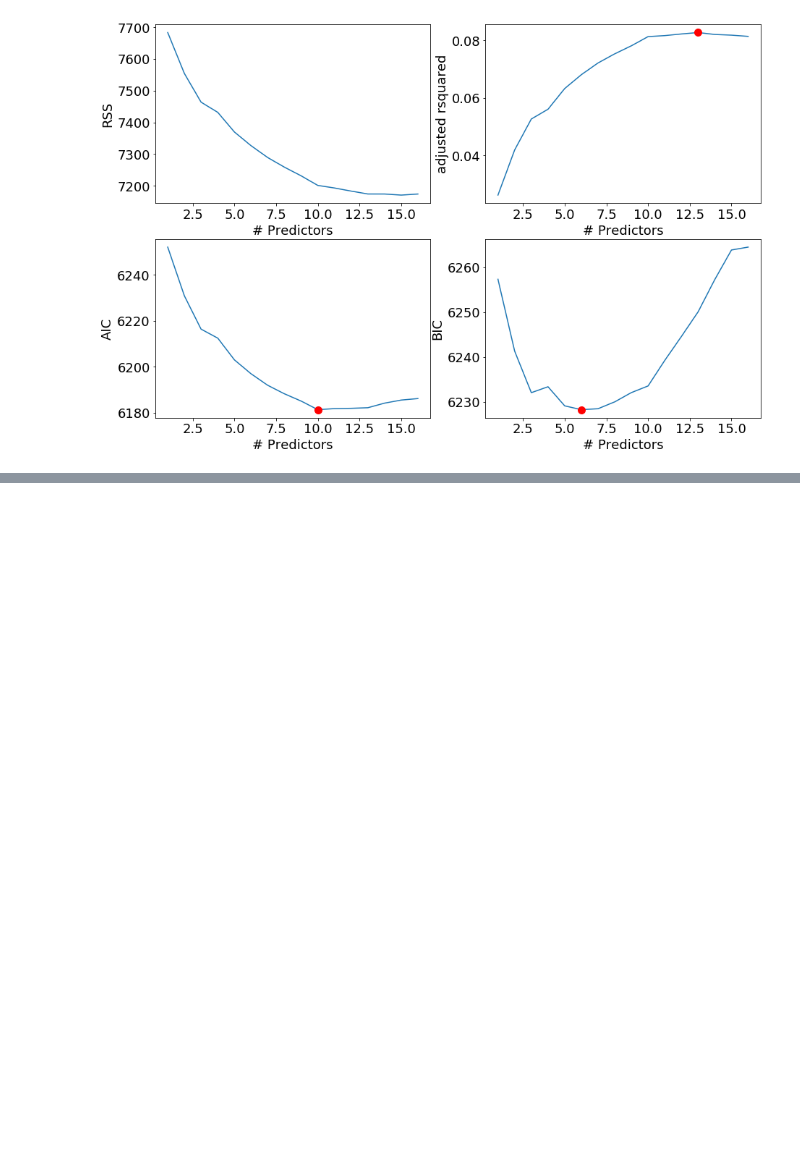
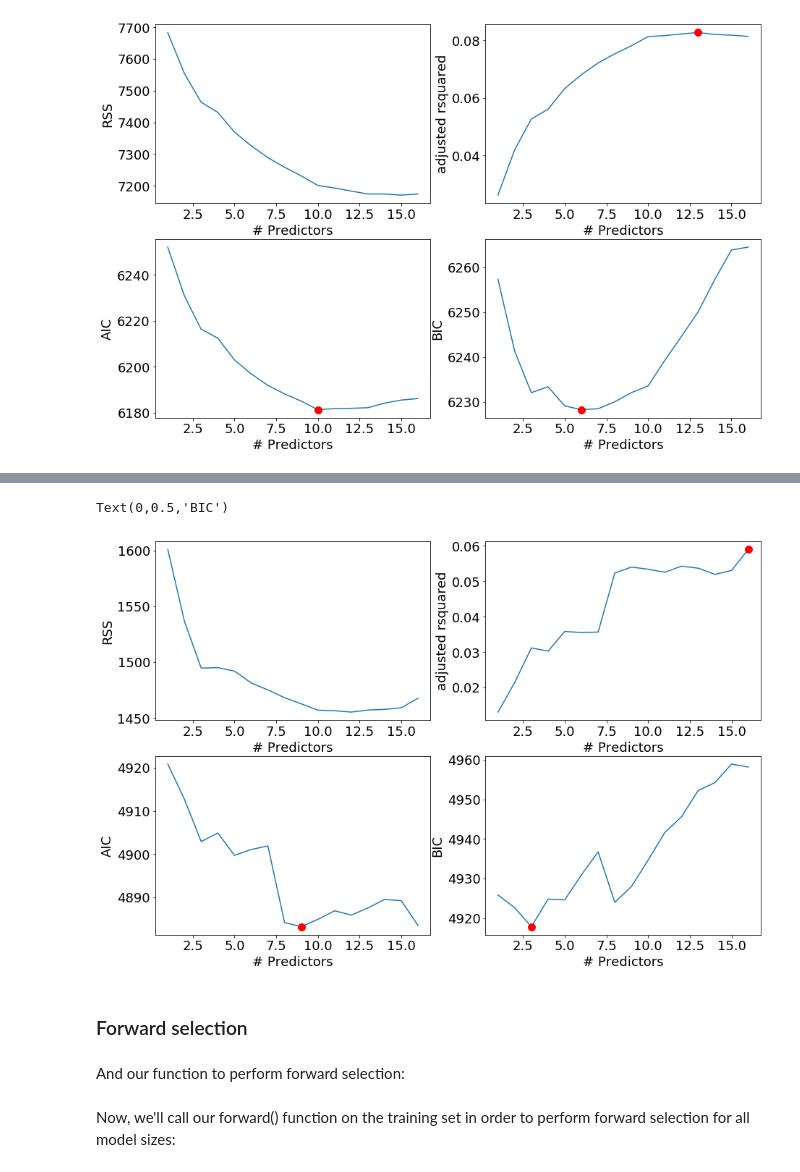
Before and after one commit to RobBinS83/Incubator_challenge, a Jupyter notebook: Incubator_challenge_section_1.ipynb, the cells around one changed output, grey strips where cells are left out. Drawn from its saved outputs; the diff is of its cells as text; code cells hidden in the pictures; blank space fills up the shorter version.

```diff
--- a/Incubator_challenge_section_1.ipynb
+++ b/Incubator_challenge_section_1.ipynb
@@ -462,0 +654,4 @@ Text(0,0.5,'BIC')
+# %%
+np.random.seed(seed=12)
+train = np.random.choice([True, False], size = len(y), replace = True, p = [0.8,0.2])
+val = np.invert(train)
@@ -462,0 +660,7 @@ Text(0,0.5,'BIC')
+# %%
+def processSubset(feature_set, X_train, y_train, X_val, y_val):
+    # Fit model on feature_set and calculate RSS
+    model = sm.OLS(y_train,X_train[list(feature_set)])
+    regr = model.fit()
+    RSS = ((regr.predict(X_val[list(feature_set)]) - y_val) ** 2).sum()
+    return {"model":regr, "RSS":RSS}
@@ -462,0 +690,9 @@ Text(0,0.5,'BIC')
+# %%
+models_best = pd.DataFrame(columns=["RSS", "model"])
+
+tic = time.time()
+for i in range(1,17):
+    models_best.loc[i] = getBest(i, X[train], y[train], X[val], y[val])
+
+toc = time.time()
+print("Total elapsed time: {0:.5f} seconds".format(toc-tic))
@@ -462,0 +717,45 @@ Text(0,0.5,'BIC')
+# %%
+plt.figure(figsize=(15,10))
+plt.rcParams.update({'font.size': 18, 'lines.markersize': 10})
+
+# Set up a 2x2 grid so we can look at 4 plots at once
+plt.subplot(2, 2, 1)
+
+plt.plot(models_best["RSS"])
+plt.xlabel('# Predictors')
+plt.ylabel('RSS')
+
+# We will now plot a red dot to indicate the model with the largest adjusted R^2 statistic.
+# The argmax() function can be used to identify the location of the maximum point of a vector
+
+rsquared_adj = models_best.apply(lambda row: row[1].rsquared_adj, axis=1)
+
+plt.subplot(2, 2, 2)
+plt.plot(rsquared_adj)
+plt.plot(rsquared_adj.idxmax(), rsquared_adj.max(), "or")
+plt.xlabel('# Predictors')
+plt.ylabel('adjusted rsquared')
+
+# We'll do the same for AIC and BIC, this time looking for the models with the SMALLEST statistic
+aic = models_best.apply(lambda row: row[1].aic, axis=1)
+
+plt.subplot(2, 2, 3)
+plt.plot(aic)
+plt.plot(aic.idxmin(), aic.min(), "or")
+plt.xlabel('# Predictors')
+plt.ylabel('AIC')
+
+bic = models_best.apply(lambda row: row[1].bic, axis=1)
+
+plt.subplot(2, 2, 4)
+plt.plot(bic)
+plt.plot(bic.idxmin(), bic.min(), "or")
+plt.xlabel('# Predictors')
+plt.ylabel('BIC')
+# %% [output]
+Text(0,0.5,'BIC')
+[figure, added]
+# %% [markdown]
+### Forward selection
+# %% [markdown]
+And our function to perform forward selection:
@@ -462,0 +781,2 @@ Text(0,0.5,'BIC')
+# %% [markdown]
+Now, we'll call our forward() function on the training set in order to perform forward selection for all model sizes:
```
Also changed, not shown: parts of 30 cells of this notebook.
